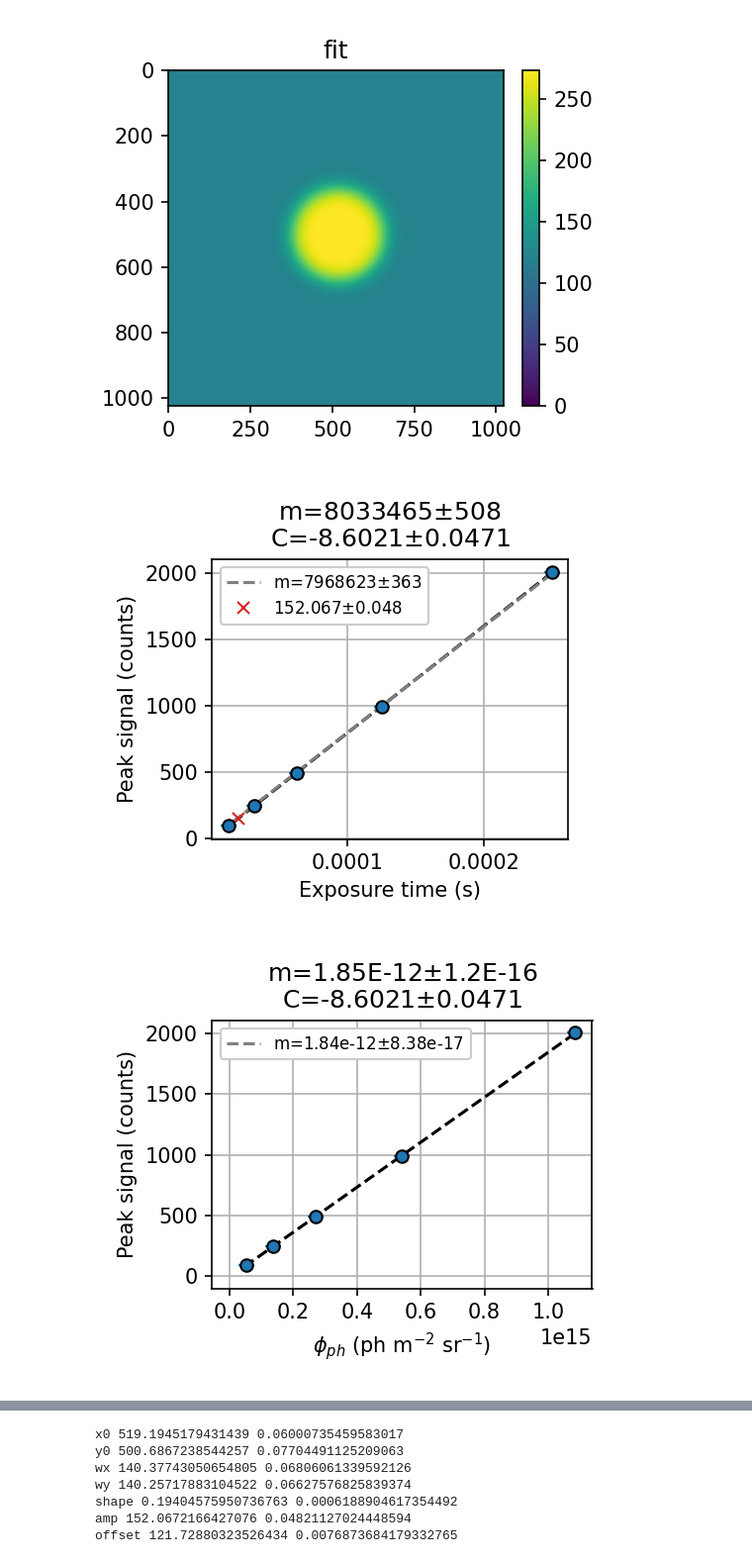
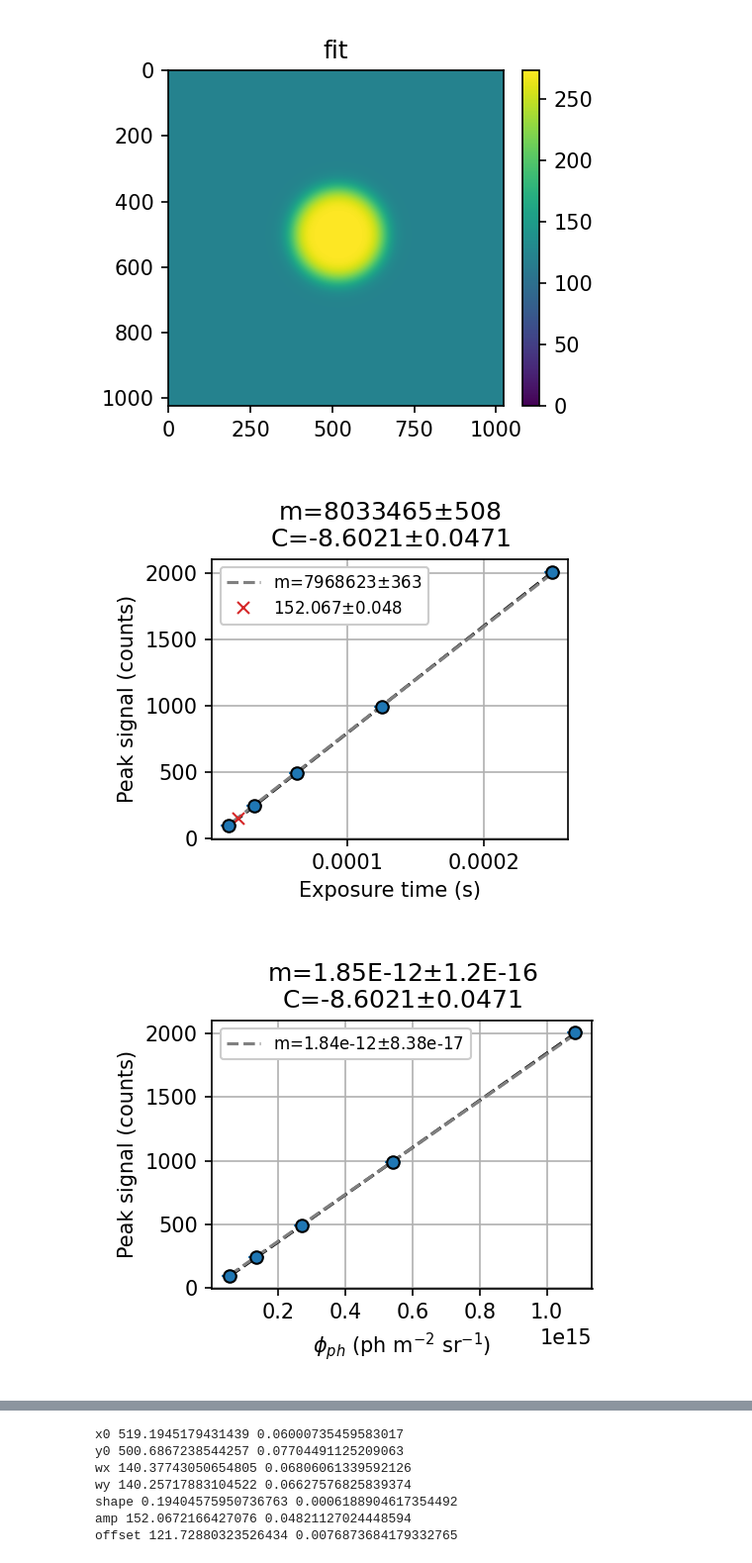
Before and after one commit to JamieDunsmore7/tokamak_inversion_routines, a Jupyter notebook: mastu/Calibration/CheckingCalibrationAltered.ipynb, the cells around one changed output, grey strips where cells are left out. Shown at 99% size. Cells and saved outputs as stored; diff of their text form; code cells hidden in the pictures.

```diff
--- a/mastu/Calibration/CheckingCalibrationAltered.ipynb
+++ b/mastu/Calibration/CheckingCalibrationAltered.ipynb
@@ -746,32 +746,32 @@ plt.legend(fancybox=1, framealpha=1, fontsize=8)
 plt.tight_layout()
 
 
 
 # Plot the calibration data in terms of photon flux
 plt.figure(figsize=(3.5,3), dpi=150)
 plt.errorbar(phot_flux, peak_signals, fmt='o', mec='k', yerr=fit_pcov[:,-2], capsize=4)
 plt.xlabel(r'$\phi_{ph}$ (ph m$^{-2}$ sr$^{-1}$)')
 plt.ylabel('Peak signal (counts)')
 plt.grid()
 
 # calib_fit_phot, calib_fit_phot_err = polyfit(phot_flux, peak_signals, 1, cov=True)
 calib_fit_phot, calib_fit_phot_err = optimize.curve_fit(linfunc, phot_flux, peak_signals,
                                                         sigma=fit_pcov[:,-2], absolute_sigma=True)
 calib_fit_phot_err = sqrt(diag(calib_fit_phot_err))
 calib_fit_phot0, calib_fit_phot_err0 = optimize.curve_fit(linfunc0, phot_flux, peak_signals,
                                                         sigma=fit_pcov[:,-2], absolute_sigma=True)
 calib_fit_phot_err0 = sqrt(diag(calib_fit_phot_err0))
 
 tmp_phot = poly1d(calib_fit_phot)
 plt.plot(phot_flux, tmp_phot(phot_flux), '--k')
 
 calib_factor_phot = 1.0 / calib_fit_phot[0]
-plt.plot(exposure_times, exposure_times * calib_fit_phot0, '--', c='gray',
+plt.plot(phot_flux, phot_flux * calib_fit_phot0, '--', c='gray',
          label=f'm={calib_fit_phot0[0]:.3g}$\\pm${calib_fit_phot_err0[0]:.3g}')
 plt.legend(fancybox=1, framealpha=1, fontsize=8)
 plt.title(f'm={calib_fit_phot[0]:.2E}$\\pm${calib_fit_phot_err[0]:.1E}\nC={calib_fit_phot[1]:.4f}$\\pm${calib_fit_phot_err[1]:.4f}')
 
 plt.tight_layout()
 # %% [output]
 [figure]
-[figure, old version]
+[figure, new version]
```
Also changed, not shown: parts of 20 cells of this notebook, 8 other files.
